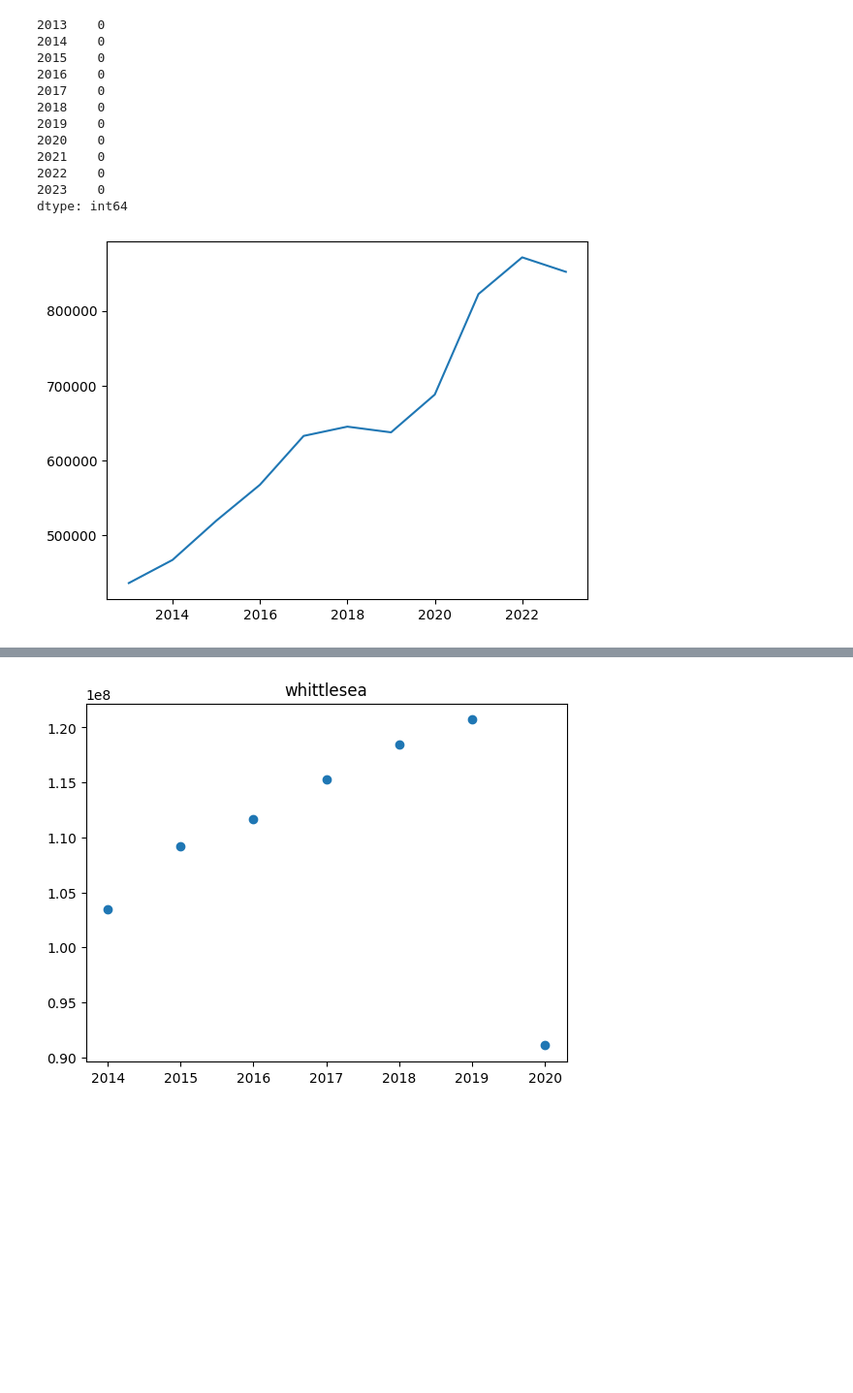
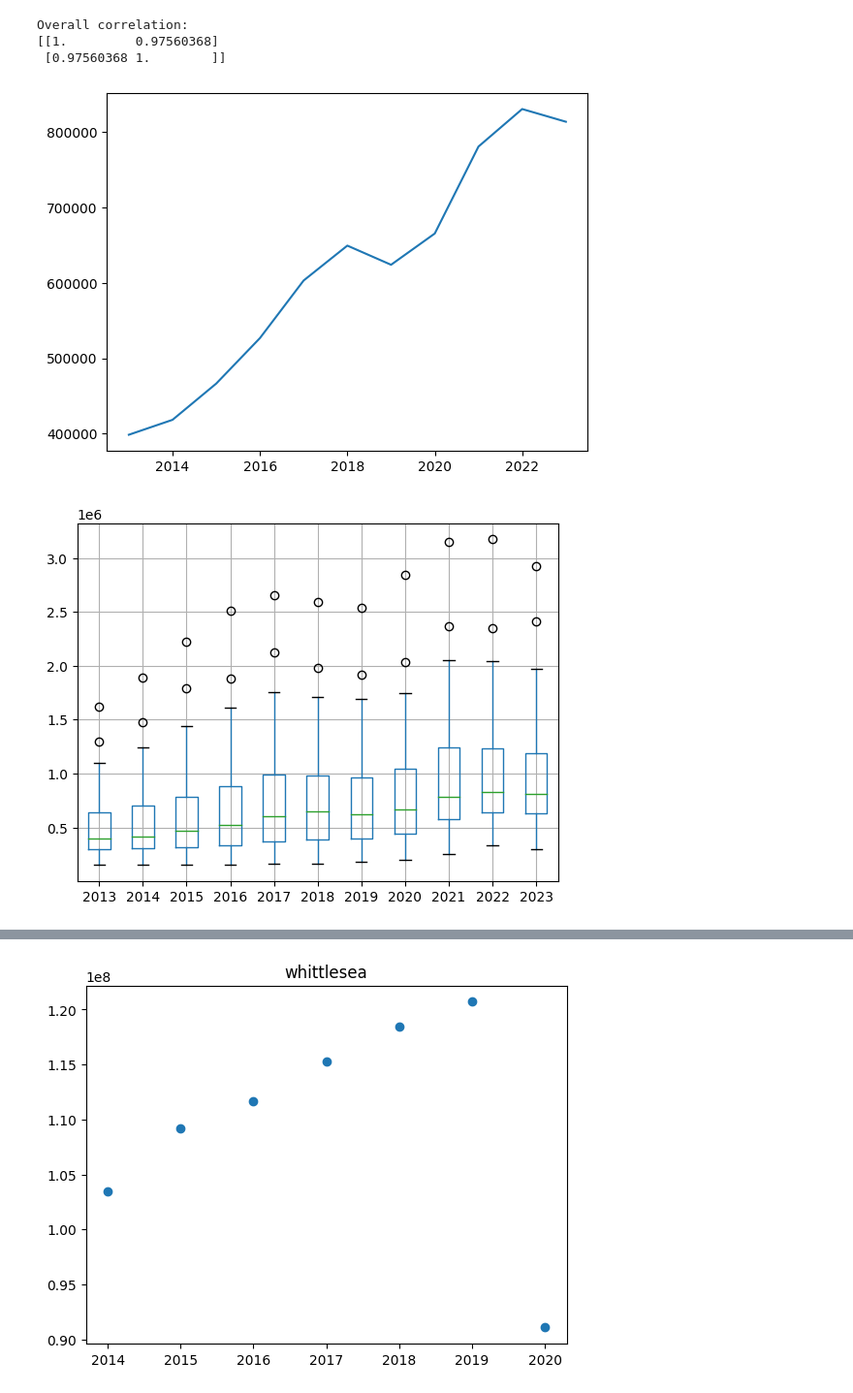
Before and after one commit to khangluong2004/COMP20008_Assignment2, a Jupyter notebook: khang/eda.ipynb, the cells around one changed output, grey strips where cells are left out. Shown at 97% size. Cells and saved outputs as stored; diff of their text form; code cells hidden in the pictures; blank space fills up the shorter version.

```diff
--- a/khang/eda.ipynb
+++ b/khang/eda.ipynb
@@ -29,43 +29,52 @@ Rate per 100,000 population : object
 # %%
+# EDA Housing price + Trend Analysis:
+# All housing price has an increasing trend over-time, with high
+# correlation coeff, showing a linear trend (or due to minimal points)
+# Minimum coefficient: 0.7969 for Westwimmera (the rest is overall above 90)
+
+# Outlier points: There are variation and sometimes almost curving.
+# Difficult to tell due to only 10 data points. Stands out for Moirra 2022.
+
+# Distribution across LGA: Skewed, shown in box plot, with upper extremes
+
 # Group by LGA and take average price
-# Since the missing value is ignored as NaN, the average for each LGA
-# will be representative (equi. to impute the missing value with
-# the mean for each group)
-housingPriceGroup = preProcess.housingPrice.groupby("LGA").mean()
-print(housingPriceGroup.isna().sum())
+housingPriceGroup = preProcess.cleanedHousingPrice
 
 # Check trend
 x_axis = np.array([i for i in range(2013, 2024)])
+print("Overall correlation: ")
+print(np.corrcoef(x_axis, housingPriceGroup.mean()))
 plt.figure()
-plt.plot(x_axis, housingPriceGroup.mean())
+plt.plot(x_axis, housingPriceGroup.median())
+plt.show()
+
+# Check distribution of housing price across LGA for each year
+plt.figure()
+# plt.boxplot([housingPriceGroup[str(i)] for i in range(2013, 2024)])
+housingPriceGroup.boxplot(column=[str(i) for i in range(2013, 2024)])
 plt.show()
 
 all_corr = []
+plt.figure()
 for lga in housingPriceGroup.index:
     corr = np.corrcoef(x_axis, housingPriceGroup.loc[lga])[0][1]
     print(lga, corr)
     all_corr.append(corr)
 
     m, b = np.polyfit(x_axis, housingPriceGroup.loc[lga], 1)
 
-    # plt.figure()
-    # plt.title(lga)
-    # plt.plot(x_axis, housingPriceGroup.loc[lga], 'o')
-    # plt.plot(x_axis, m * x_axis + b)
-    # plt.show()
-print(min(all_corr))
+    # Use plt.figure() to plot for each housing on different figure
+    plt.plot(x_axis, housingPriceGroup.loc[lga], 'o')
+    plt.plot(x_axis, m * x_axis + b)
+plt.show()
+
+plt.figure()
+plt.boxplot(all_corr)
+plt.show()
 # %% [output]
-2013    0
-2014    0
-2015    0
-2016    0
-2017    0
-2018    0
-2019    0
-2020    0
-2021    0
-2022    0
-2023    0
-dtype: int64
+Overall correlation:
+[[1.         0.97560368]
+ [0.97560368 1.        ]]
-[figure, old version]
+[figure, new version]
+[figure, added]
 alpine 0.9318328271576923
```
Also changed, not shown: parts of 5 cells of this notebook, 1 other file.
